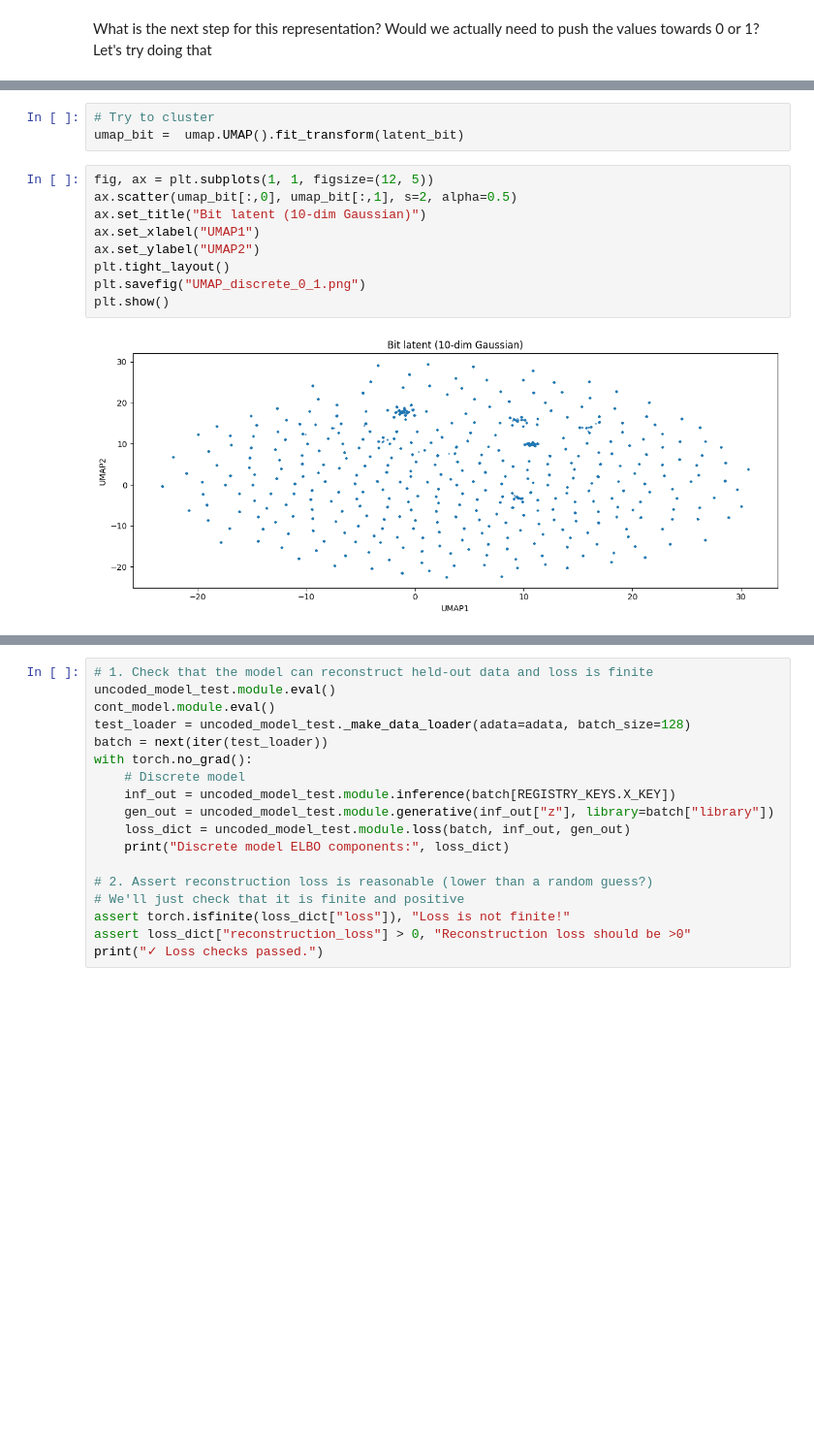
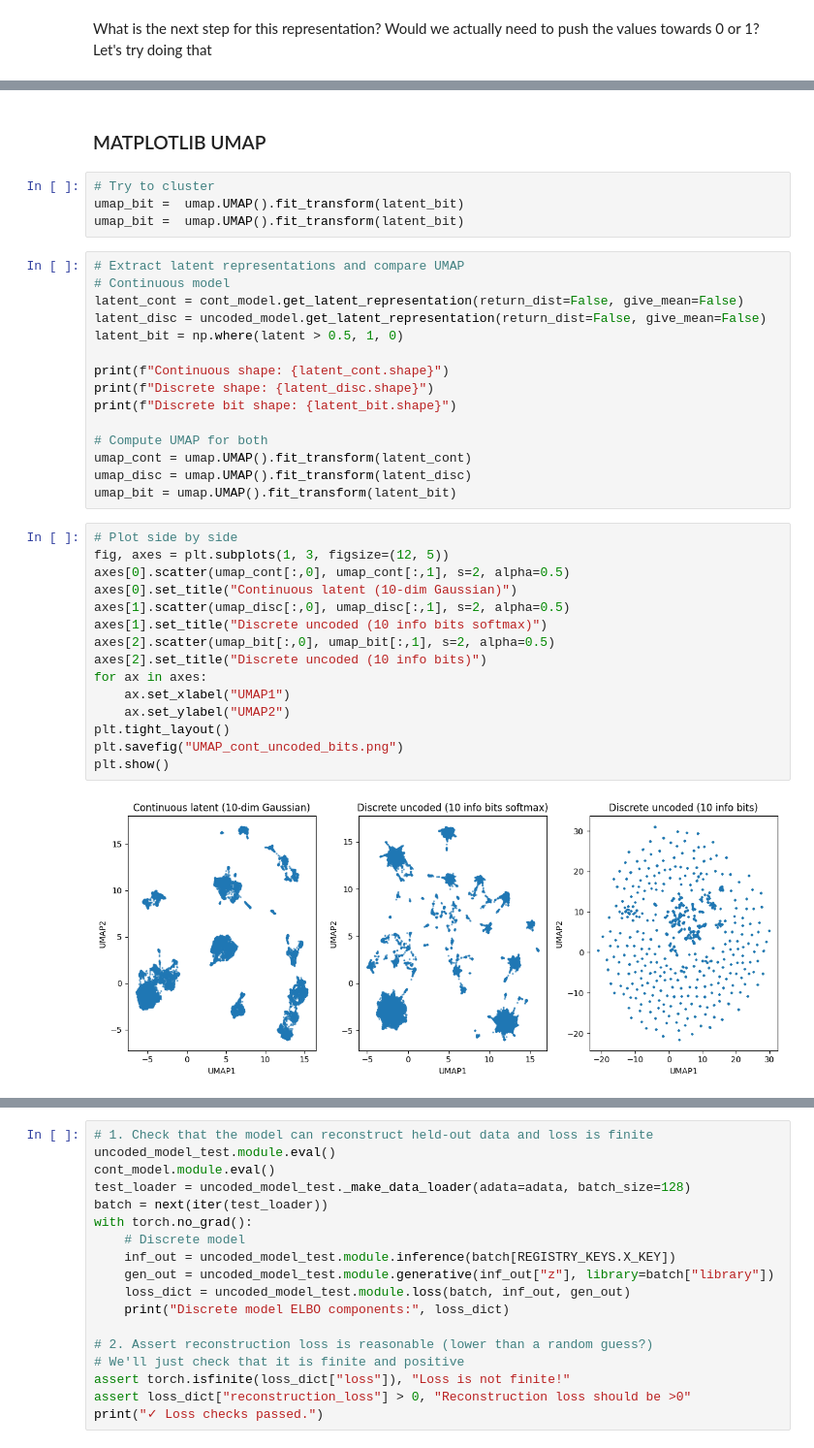
Before and after one commit to enicaking/tfg-vae, a Jupyter notebook: 4_uncoded_dSCVI.ipynb, the cells around one changed output, grey strips where cells are left out. Shown at 97% size. Saved outputs shown, nothing was run; the diff lists cells and outputs as text; blank space fills up the shorter version.

```diff
--- a/4_uncoded_dSCVI.ipynb
+++ b/4_uncoded_dSCVI.ipynb
@@ -1953,17 +1943,41 @@ means.head()
+# %% [markdown]
+### MATPLOTLIB UMAP
 # %%
 # Try to cluster
 umap_bit =  umap.UMAP().fit_transform(latent_bit)
+umap_bit =  umap.UMAP().fit_transform(latent_bit)
-# %%
-fig, ax = plt.subplots(1, 1, figsize=(12, 5))
-ax.scatter(umap_bit[:,0], umap_bit[:,1], s=2, alpha=0.5)
-ax.set_title("Bit latent (10-dim Gaussian)")
-ax.set_xlabel("UMAP1")
-ax.set_ylabel("UMAP2")
-plt.tight_layout()
-plt.savefig("UMAP_discrete_0_1.png")
-plt.show()
-# %% [output]
-[figure, removed]
+# %%
+# Extract latent representations and compare UMAP
+# Continuous model
+latent_cont = cont_model.get_latent_representation(return_dist=False, give_mean=False)
+latent_disc = uncoded_model.get_latent_representation(return_dist=False, give_mean=False)
+latent_bit = np.where(latent > 0.5, 1, 0)
+
+print(f"Continuous shape: {latent_cont.shape}")
+print(f"Discrete shape: {latent_disc.shape}")
+print(f"Discrete bit shape: {latent_bit.shape}")
+
+# Compute UMAP for both
+umap_cont = umap.UMAP().fit_transform(latent_cont)
+umap_disc = umap.UMAP().fit_transform(latent_disc)
+umap_bit = umap.UMAP().fit_transform(latent_bit)
+# %%
+# Plot side by side
+fig, axes = plt.subplots(1, 3, figsize=(12, 5))
+axes[0].scatter(umap_cont[:,0], umap_cont[:,1], s=2, alpha=0.5)
+axes[0].set_title("Continuous latent (10-dim Gaussian)")
+axes[1].scatter(umap_disc[:,0], umap_disc[:,1], s=2, alpha=0.5)
+axes[1].set_title("Discrete uncoded (10 info bits softmax)")
+axes[2].scatter(umap_bit[:,0], umap_bit[:,1], s=2, alpha=0.5)
+axes[2].set_title("Discrete uncoded (10 info bits)")
+for ax in axes:
+    ax.set_xlabel("UMAP1")
+    ax.set_ylabel("UMAP2")
+plt.tight_layout()
+plt.savefig("UMAP_cont_uncoded_bits.png")
+plt.show()
+# %% [output]
+[figure, added]
 # %%
 from sklearn.cluster import KMeans
 
```
Also changed, not shown: parts of 39 cells of this notebook.
